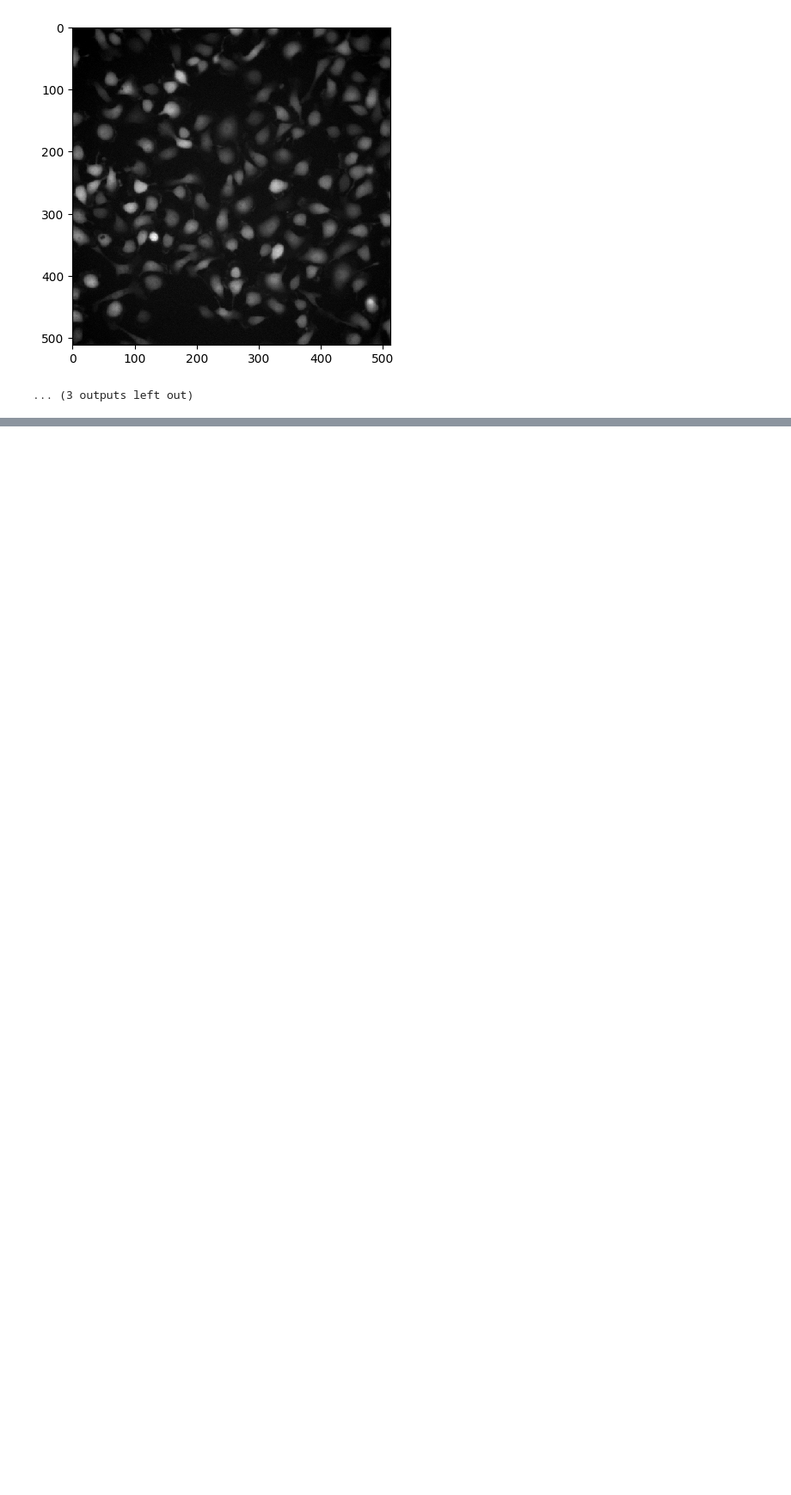
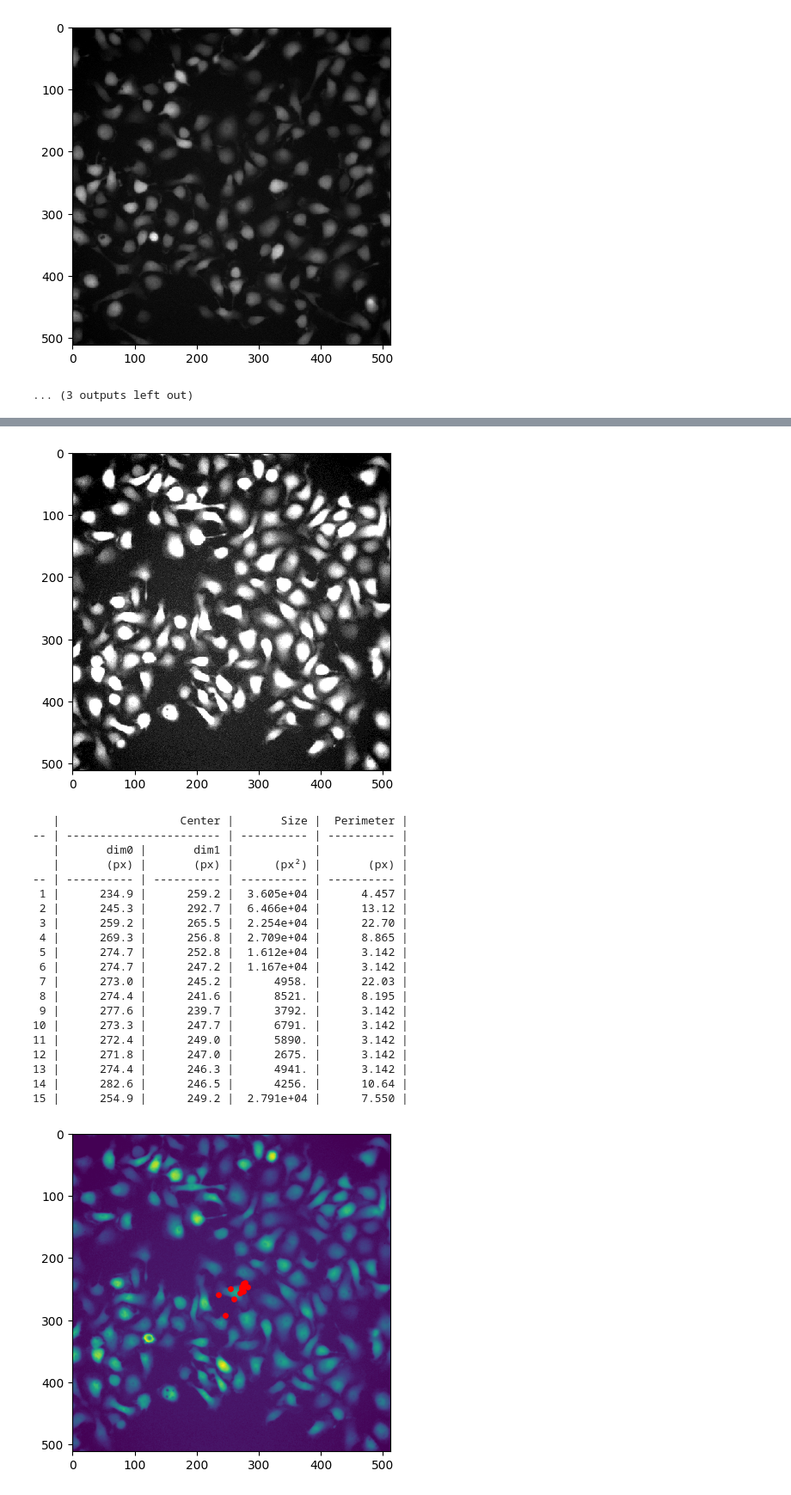
Before and after one commit to codes-by-pinewood/IAAM_Practical4, a Jupyter notebook: IAAM_Practical4.ipynb, the cells around one changed output, grey strips where cells are left out. Shown at 86% size. Saved outputs shown, nothing was run; the diff lists cells and outputs as text; code cells hidden in the pictures; blank space fills up the shorter version.

```diff
--- a/IAAM_Practical4.ipynb
+++ b/IAAM_Practical4.ipynb
@@ -170,0 +97,35 @@ plt.show()
+# %%
+multi_threshold_image = dip.MultipleThresholds(gray_image_dip, [x for x in range(1000,16000,1000)])
+multi_threshold_image.Show()
+
+m_b2 = Tool.Measure(multi_threshold_image, gray_image_dip, ['Center', 'Size','Perimeter'])
+print(m_b2)
+
+implot = plt.imshow(gray_image_dip)
+x_values = [m_b2['Center'][i][0] for i in range(1,16)]
+y_values = [m_b2['Center'][i][1] for i in range(1,16)]
+plt.scatter(x_values,y_values, c='r', s=15)
+plt.show()
+# %% [output]
+[figure, added]
+   |                  Center |       Size |  Perimeter |
+-- | ----------------------- | ---------- | ---------- |
+   |       dim0 |       dim1 |            |            |
+   |       (px) |       (px) |      (px²) |       (px) |
+-- | ---------- | ---------- | ---------- | ---------- |
+ 1 |      234.9 |      259.2 |  3.605e+04 |      4.457 |
+ 2 |      245.3 |      292.7 |  6.466e+04 |      13.12 |
+ 3 |      259.2 |      265.5 |  2.254e+04 |      22.70 |
+ 4 |      269.3 |      256.8 |  2.709e+04 |      8.865 |
+ 5 |      274.7 |      252.8 |  1.612e+04 |      3.142 |
+ 6 |      274.7 |      247.2 |  1.167e+04 |      3.142 |
+ 7 |      273.0 |      245.2 |      4958. |      22.03 |
+ 8 |      274.4 |      241.6 |      8521. |      8.195 |
+ 9 |      277.6 |      239.7 |      3792. |      3.142 |
+10 |      273.3 |      247.7 |      6791. |      3.142 |
+11 |      272.4 |      249.0 |      5890. |      3.142 |
+12 |      271.8 |      247.0 |      2675. |      3.142 |
+13 |      274.4 |      246.3 |      4941. |      3.142 |
+14 |      282.6 |      246.5 |      4256. |      10.64 |
+15 |      254.9 |      249.2 |  2.791e+04 |      7.550 |
+[figure, added]
```
Also changed, not shown: parts of 10 cells of this notebook.
